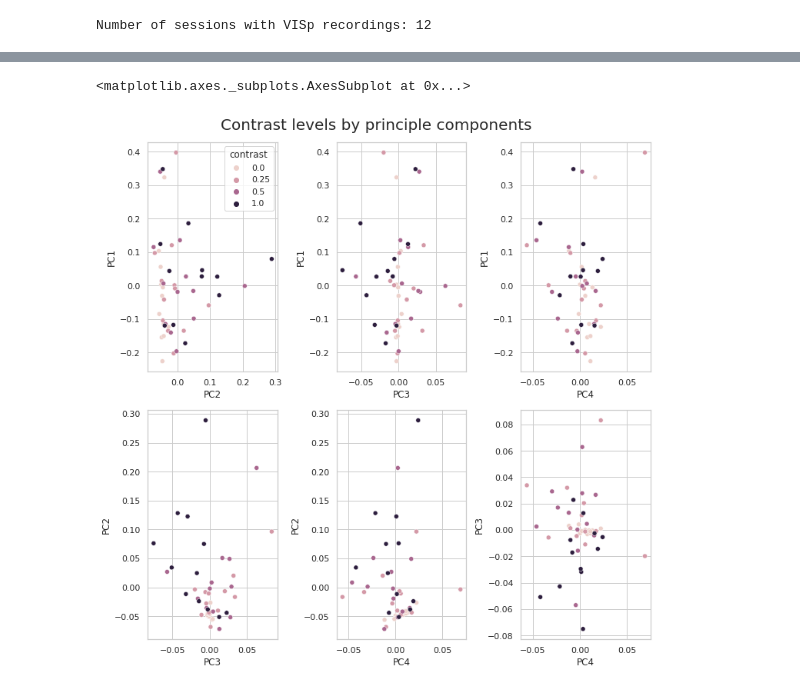
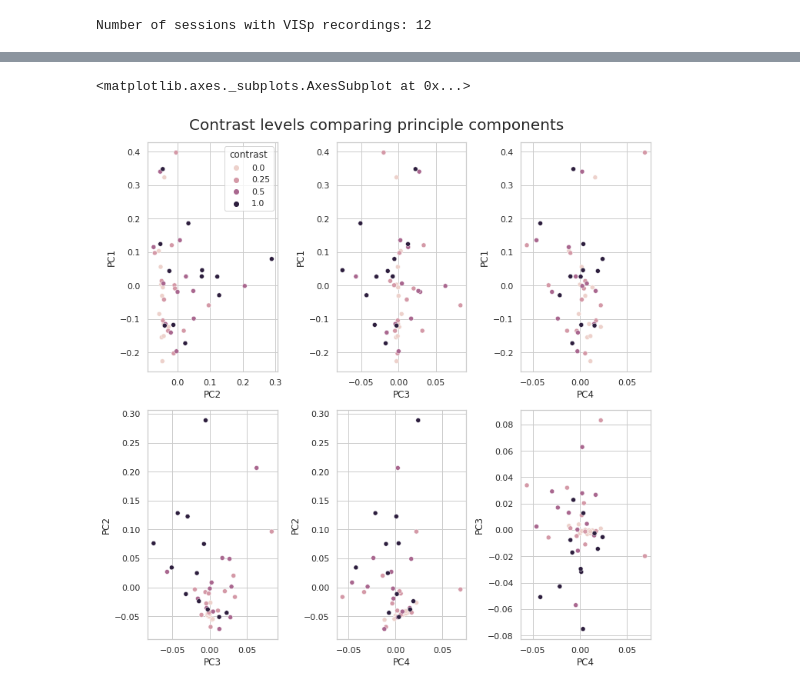
Before and after one commit to Bionerdess/NMA2021, a Jupyter notebook: NMA2021_Project.ipynb, the cells around one changed output, grey strips where cells are left out. Saved outputs shown, nothing was run; the diff lists cells and outputs as text; code cells hidden in the pictures.

```diff
--- a/NMA2021_Project.ipynb
+++ b/NMA2021_Project.ipynb
@@ -134,31 +200,31 @@ plt.show()
 # %%
-df = np.concatenate([visDat00,visDat25,visDat05,visDat1])
+dfVis = np.concatenate([visDat00,visDat25,visDat05,visDat1])
 
 nSess = dd.shape[0]
-nContrast = int(df.shape[0]/nSess)
+nContrast = int(dfVis.shape[0]/nSess)
 
 contrast = np.zeros((int(nSess*nContrast),1))
 for i in range(1,nContrast):
   contrast[i*nSess:i*nSess+nSess] = i
 # %%
-#@title Run PCA
+#@title Run PCA contrast levels
 
 pca = PCA(n_components=4)
 
-PC = pca.fit_transform(df)
+PC = pca.fit_transform(dfVis)
 
 pdPC =pd.DataFrame(PC,columns=['PC1','PC2','PC3','PC4'])
 pdPC['contrast'] = contrast
 pdPC['contrast'] = pdPC['contrast'].map({0.0: 0.0,1.0: 0.25,2.0: 0.5,3.0: 1.0})
 # %%
 fig, axes = plt.subplots(2,3,figsize=(10,10),constrained_layout=True) # ,figsize=(40,40)
-fig.suptitle('Contrast levels by principle components',size=20)
+fig.suptitle('Contrast levels comparing principle components',size=20)
 sns.scatterplot(data = pdPC,x='PC2',y='PC1',ax=axes[0,0],hue=pdPC['contrast'],legend='full') #
 sns.scatterplot(data = pdPC,x='PC3',y='PC1',ax=axes[0,1],hue=pdPC['contrast'],legend=False)
 sns.scatterplot(data = pdPC,x='PC4',y='PC1',ax=axes[0,2],hue=pdPC['contrast'],legend=False)
 sns.scatterplot(data = pdPC,x='PC3',y='PC2',ax=axes[1,0],hue=pdPC['contrast'],legend=False)
 sns.scatterplot(data = pdPC,x='PC4',y='PC2',ax=axes[1,1],hue=pdPC['contrast'],legend=False)
 sns.scatterplot(data = pdPC,x='PC4',y='PC3',ax=axes[1,2],hue=pdPC['contrast'],legend=False)
 # %% [output]
 <matplotlib.axes._subplots.AxesSubplot at 0x...>
-[figure, old version]
+[figure, new version]
```
Also changed, not shown: parts of 12 cells of this notebook.
